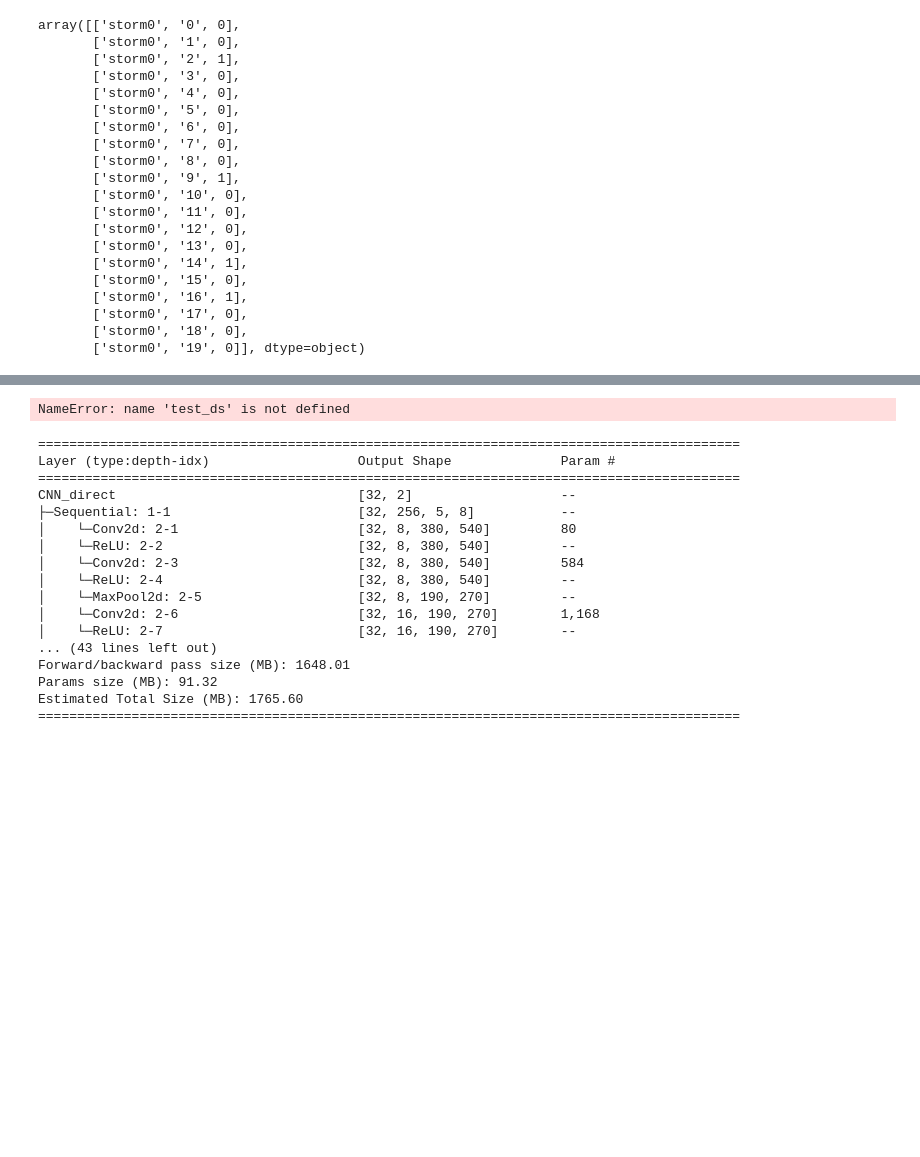
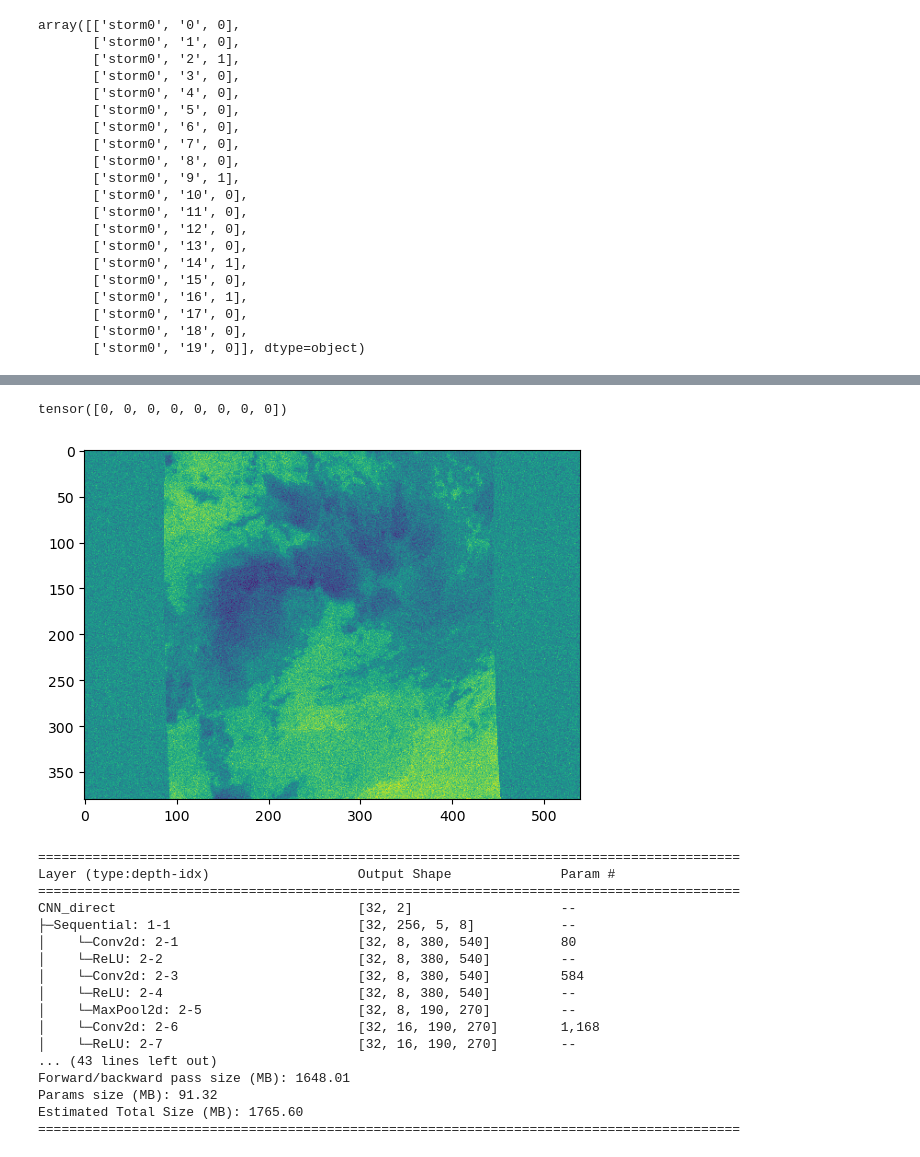
Before and after one commit to zyjux/glp, a Jupyter notebook: glp_ri/RI_testing_dev.ipynb, the cells around one changed output, grey strips where cells are left out. Drawn from its saved outputs; the diff is of its cells as text; code cells hidden in the pictures; blank space fills up the shorter version.

```diff
--- a/glp_ri/RI_testing_dev.ipynb
+++ b/glp_ri/RI_testing_dev.ipynb
@@ -72,9 +103,10 @@ tensor(0)
 # %%
 X, y = next(test_ds)
-plt.imshow(X[0, ...])
+plt.imshow(X[7, 0, ...])
 print(y)
 # %% [output]
-NameError: name 'test_ds' is not defined
+tensor([0, 0, 0, 0, 0, 0, 0, 0])
+[figure, added]
 # %%
 train_labels, train_weights = load_labels(DATA_DIR + '/train_labels.json')
 cnn_train_ds = crossentropy_RI_Dataset(train_labels)
```
Also changed, not shown: parts of 21 cells of this notebook, 17 other files.
